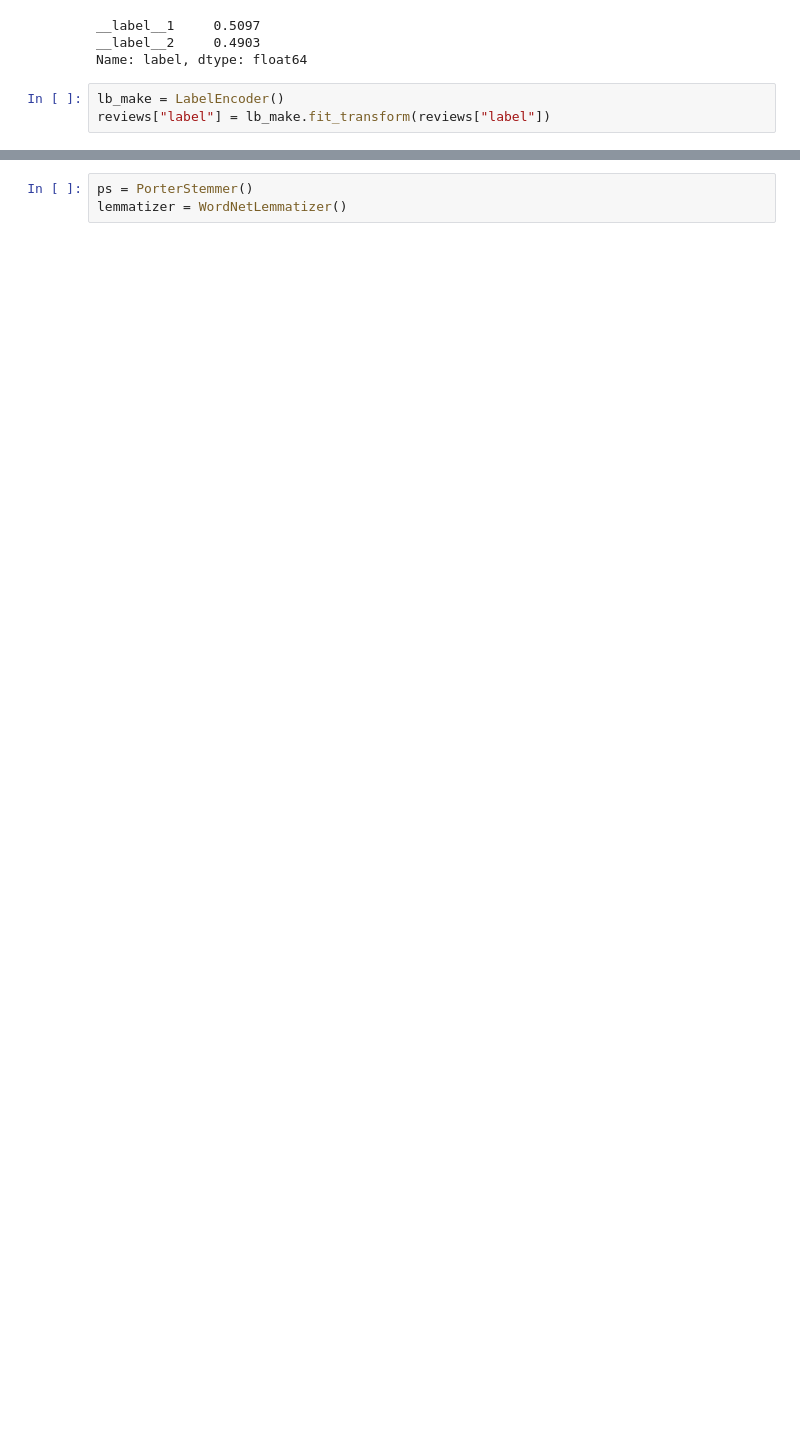
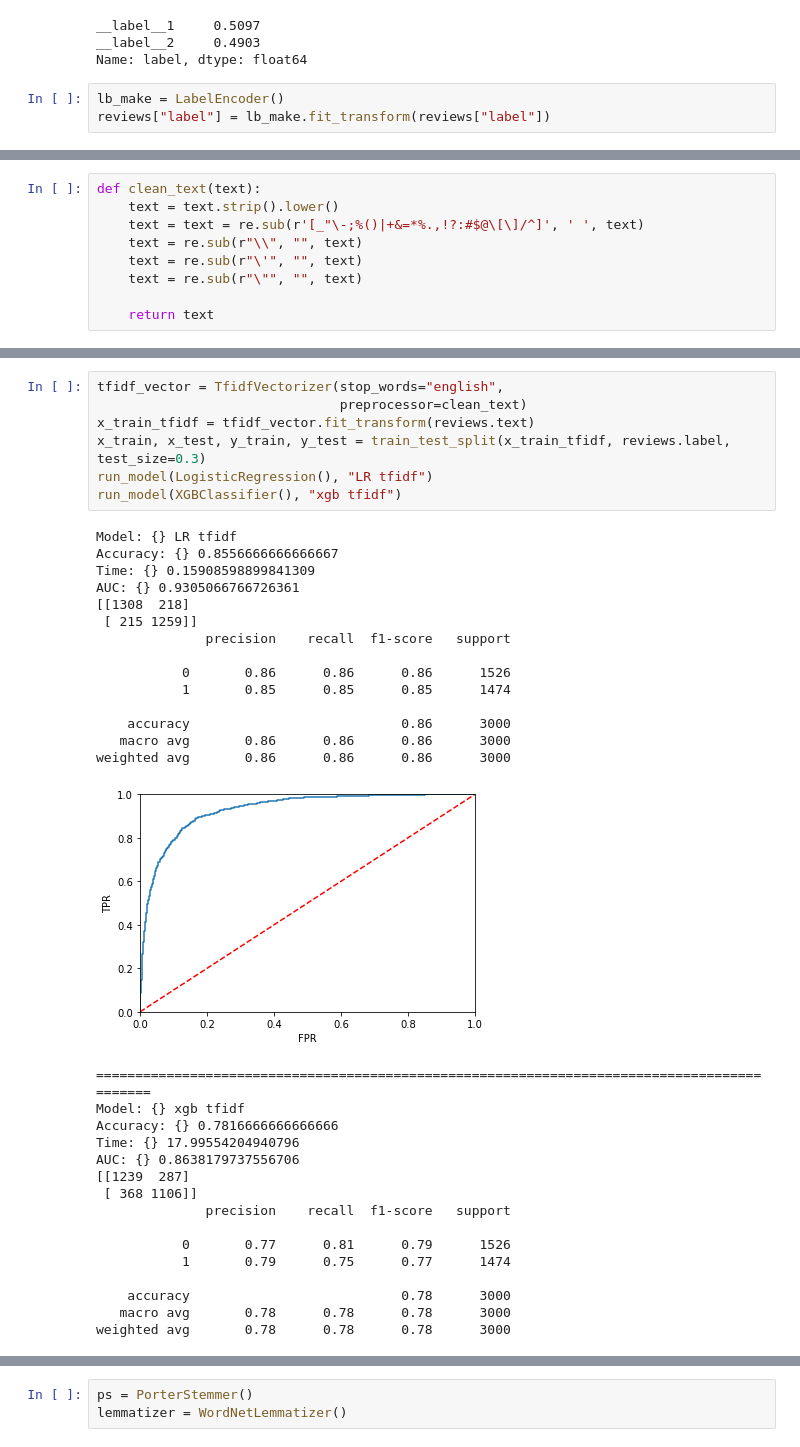
Before and after one commit to apop08/amazonreviews, a Jupyter notebook: Amazon Review.ipynb, the cells around one changed output, grey strips where cells are left out. Saved outputs shown, nothing was run; the diff lists cells and outputs as text; blank space fills up the shorter version.

```diff
--- a/Amazon Review.ipynb
+++ b/Amazon Review.ipynb
@@ -56 +93,10 @@ reviews.head()
+# %%
+def clean_text(text):
+    text = text.strip().lower()
+    text = text = re.sub(r'[_"\-;%()|+&=*%.,!?:#$@\[\]/^]', ' ', text)
+    text = re.sub(r"\\", "", text)
+    text = re.sub(r"\'", "", text)
+    text = re.sub(r"\"", "", text)
+
+    return text
 # %%
@@ -84,0 +145,38 @@ AUC: {} 0.8823296566447253
+# %%
+tfidf_vector = TfidfVectorizer(stop_words="english",
+                               preprocessor=clean_text)
+x_train_tfidf = tfidf_vector.fit_transform(reviews.text)
+x_train, x_test, y_train, y_test = train_test_split(x_train_tfidf, reviews.label, test_size=0.3)
+run_model(LogisticRegression(), "LR tfidf")
+run_model(XGBClassifier(), "xgb tfidf")
+# %% [output]
+Model: {} LR tfidf
+Accuracy: {} 0.8556666666666667
+Time: {} 0.15908598899841309
+AUC: {} 0.9305066766726361
+[[1308  218]
+ [ 215 1259]]
+              precision    recall  f1-score   support
+
+           0       0.86      0.86      0.86      1526
+           1       0.85      0.85      0.85      1474
+
+    accuracy                           0.86      3000
+   macro avg       0.86      0.86      0.86      3000
+weighted avg       0.86      0.86      0.86      3000
+[figure, added]
+============================================================================================
+Model: {} xgb tfidf
+Accuracy: {} 0.7816666666666666
+Time: {} 17.99554204940796
+AUC: {} 0.8638179737556706
+[[1239  287]
+ [ 368 1106]]
+              precision    recall  f1-score   support
+
+           0       0.77      0.81      0.79      1526
+           1       0.79      0.75      0.77      1474
+
+    accuracy                           0.78      3000
+   macro avg       0.78      0.78      0.78      3000
+weighted avg       0.78      0.78      0.78      3000
```
Also changed, not shown: parts of 34 cells of this notebook, 1 other file.
